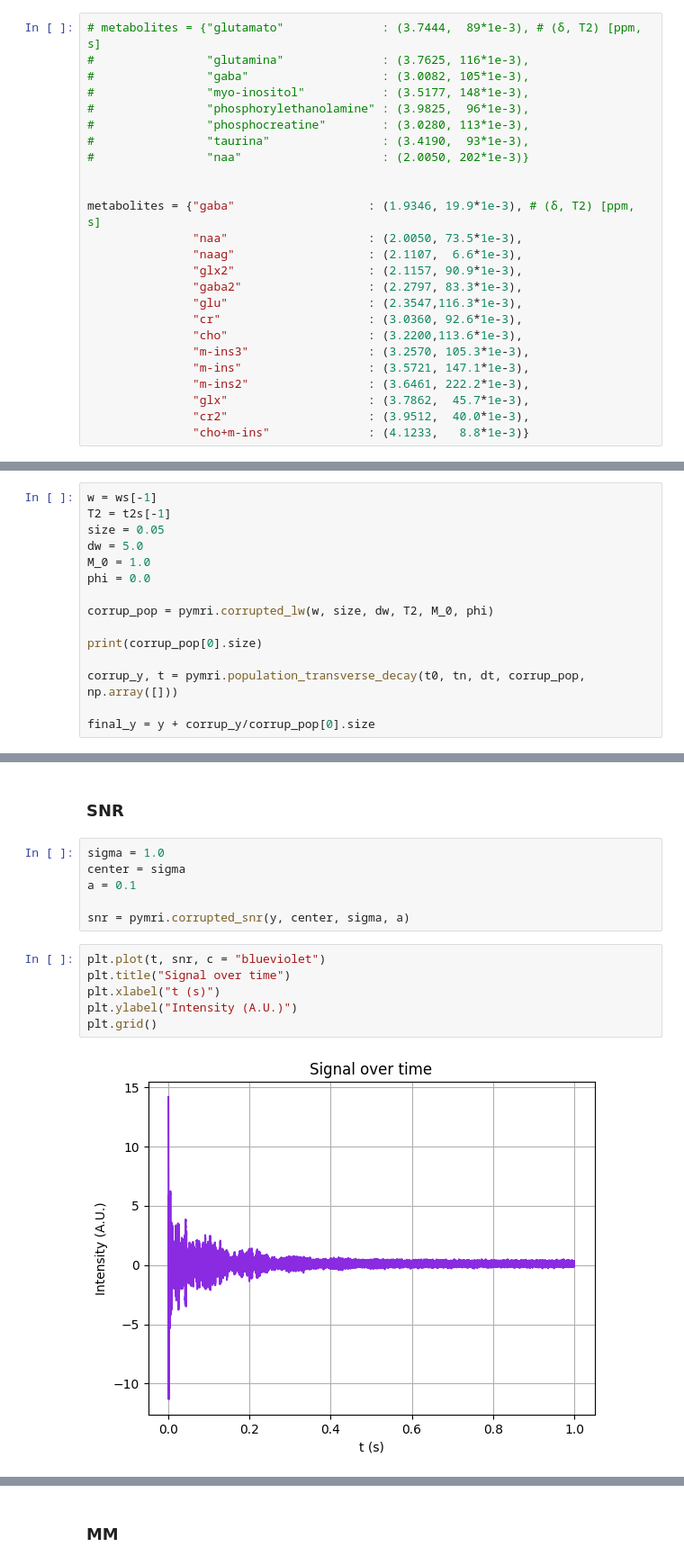
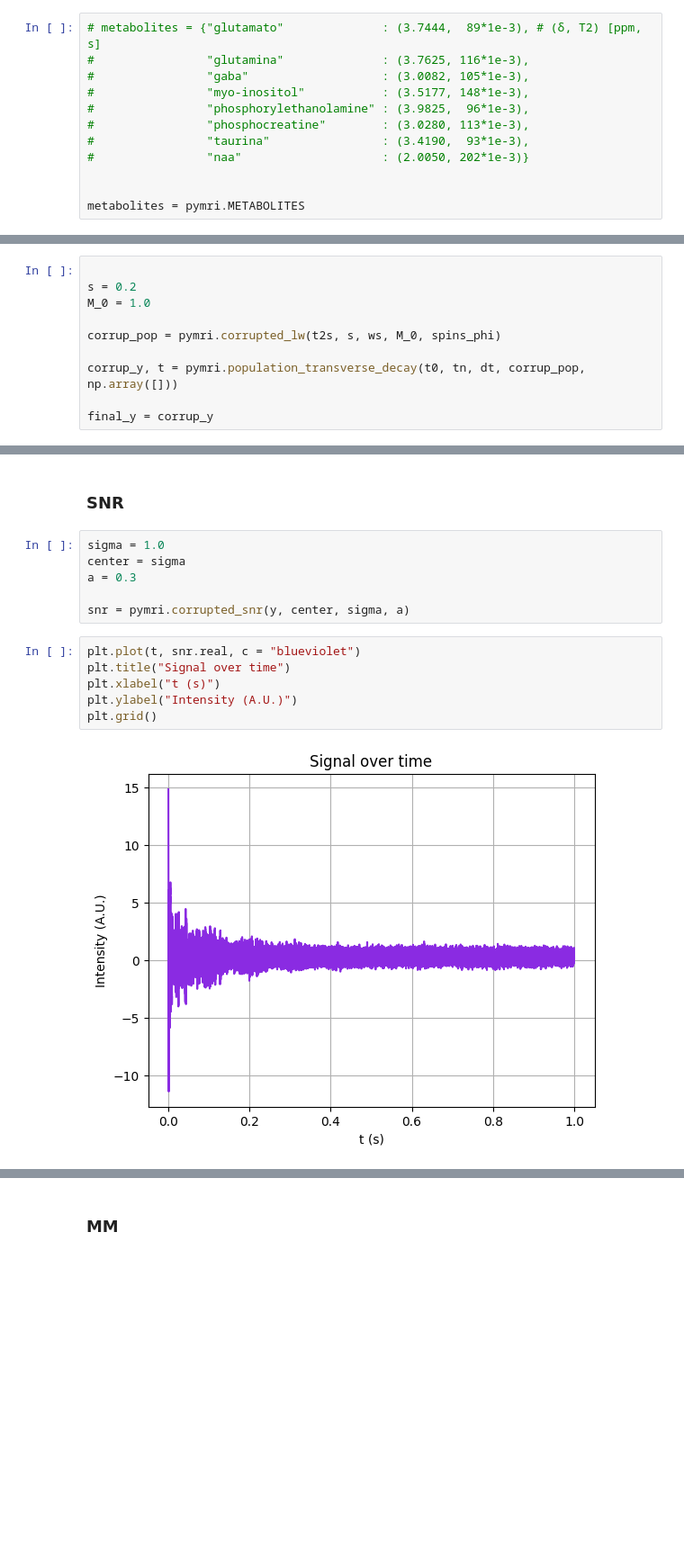
Before and after one commit to JoaoDell/MRI-study, a Jupyter notebook: examples/metabolites/metabolites.ipynb, the cells around one changed output, grey strips where cells are left out. Shown at 90% size. Drawn from its saved outputs; the diff is of its cells as text; blank space fills up the shorter version.

```diff
--- a/examples/metabolites/metabolites.ipynb
+++ b/examples/metabolites/metabolites.ipynb
@@ -66,20 +66,7 @@ B0 = 3.0
 #                "naa"                    : (2.0050, 202*1e-3)}
 
 
-metabolites = {"gaba"                   : (1.9346, 19.9*1e-3), # (δ, T2) [ppm, s]
-               "naa"                    : (2.0050, 73.5*1e-3),
-               "naag"                   : (2.1107,  6.6*1e-3),
-               "glx2"                   : (2.1157, 90.9*1e-3),
-               "gaba2"                  : (2.2797, 83.3*1e-3),
-               "glu"                    : (2.3547,116.3*1e-3),
-               "cr"                     : (3.0360, 92.6*1e-3),
-               "cho"                    : (3.2200,113.6*1e-3),
-               "m-ins3"                 : (3.2570, 105.3*1e-3),
-               "m-ins"                  : (3.5721, 147.1*1e-3),
-               "m-ins2"                 : (3.6461, 222.2*1e-3),
-               "glx"                    : (3.7862,  45.7*1e-3),
-               "cr2"                    : (3.9512,  40.0*1e-3),
-               "cho+m-ins"              : (4.1233,   8.8*1e-3)}
+metabolites = pymri.METABOLITES
 # %%
 deltas = np.array(list(metabolites.values()))[:, 0]
 t2s = np.array(list(metabolites.values()))[:, 1]
@@ -151,17 +138,12 @@ Now that a original clean signal could be obtained, the next step is to implemen
 # %% [markdown]
 ### LW broadening
 # %%
-w = ws[-1]
-T2 = t2s[-1]
-size = 0.05
-dw = 5.0
+
+s = 0.2
 M_0 = 1.0
-phi = 0.0
 
-corrup_pop = pymri.corrupted_lw(w, size, dw, T2, M_0, phi)
-
-print(corrup_pop[0].size)
+corrup_pop = pymri.corrupted_lw(t2s, s, ws, M_0, spins_phi)
 
 corrup_y, t = pymri.population_transverse_decay(t0, tn, dt, corrup_pop, np.array([]))
 
-final_y = y + corrup_y/corrup_pop[0].size
+final_y = corrup_y
@@ -198,17 +167,17 @@ plt.grid()
 # %%
 sigma = 1.0
 center = sigma
-a = 0.1
+a = 0.3
 
 snr = pymri.corrupted_snr(y, center, sigma, a)
 # %%
-plt.plot(t, snr, c = "blueviolet")
+plt.plot(t, snr.real, c = "blueviolet")
 plt.title("Signal over time")
 plt.xlabel("t (s)")
 plt.ylabel("Intensity (A.U.)")
 plt.grid()
 # %% [output]
-[figure, old version]
+[figure, new version]
 # %%
 corrup_sig_fft = fftshift(fft(snr, snr.size))
 corrup_freqs = chem_shift_from_f(fftshift(fftfreq(snr.size, d = dt)), B0)
```
Also changed, not shown: parts of 15 cells of this notebook, 1 other file.
